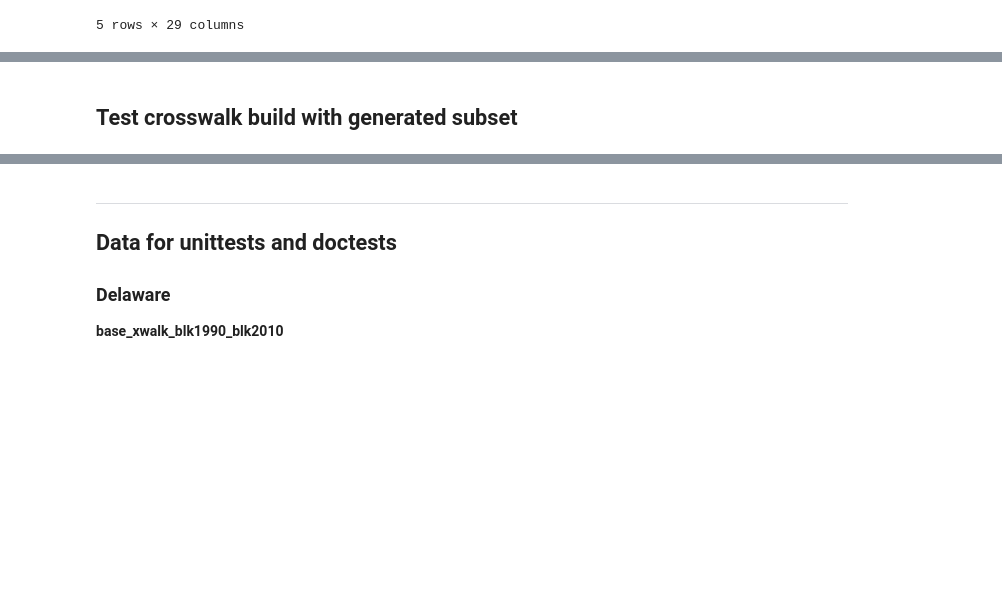
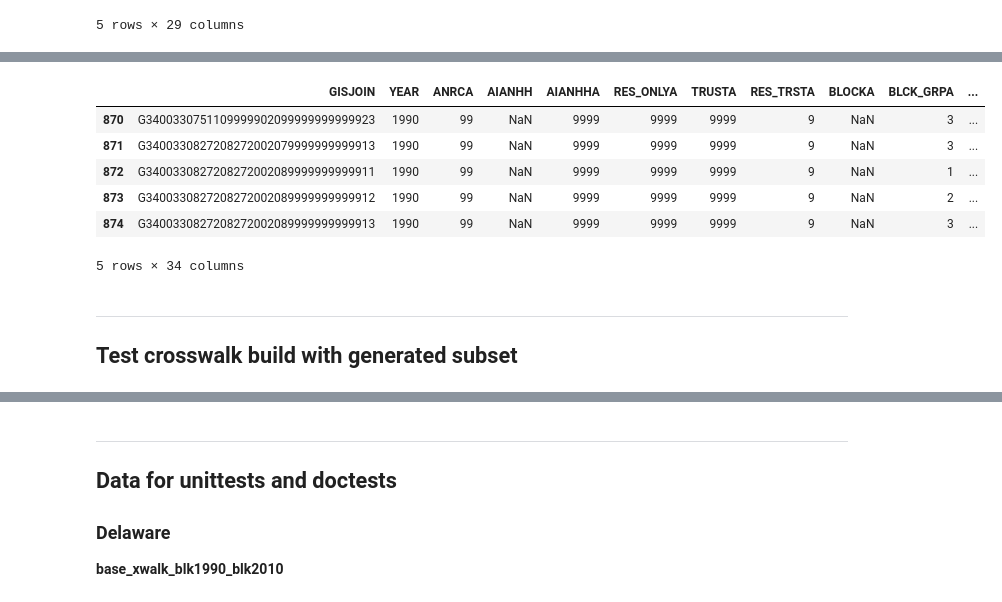
Before and after one commit to ipums/nhgisxwalk, a Jupyter notebook: notebooks/build_subset.ipynb, the cells around one changed output, grey strips where cells are left out. Cells and saved outputs as stored; diff of their text form; code cells hidden in the pictures; blank space fills up the shorter version.

```diff
--- a/notebooks/build_subset.ipynb
+++ b/notebooks/build_subset.ipynb
@@ -213,4 +293,19 @@ tab_df.head()
+# %%
+try:
+    markdown_output = aux_df.tail()
+except NameError:
+    markdown_output = "aux_df.tail() does not exist."
+markdown_output
+# %% [output]
+|  | GISJOIN | YEAR | ANRCA | AIANHH | AIANHHA | RES_ONLYA | TRUSTA | RES_TRSTA | BLOCKA | BLCK_GRPA | ... |
+| 870 | G3400330751109999902099999999999923 | 1990 | 99 | NaN | 9999 | 9999 | 9999 | 9 | NaN | 3 | ... |
+| 871 | G3400330827208272002079999999999913 | 1990 | 99 | NaN | 9999 | 9999 | 9999 | 9 | NaN | 3 | ... |
+| 872 | G3400330827208272002089999999999911 | 1990 | 99 | NaN | 9999 | 9999 | 9999 | 9 | NaN | 1 | ... |
+| 873 | G3400330827208272002089999999999912 | 1990 | 99 | NaN | 9999 | 9999 | 9999 | 9 | NaN | 2 | ... |
+| 874 | G3400330827208272002089999999999913 | 1990 | 99 | NaN | 9999 | 9999 | 9999 | 9 | NaN | 3 | ... |
+5 rows × 34 columns
 # %% [markdown]
+----------------------------
 ## Test crosswalk build with generated subset
 # %%
 subset_data_dir = "../testing_data_subsets"
```
Also changed, not shown: parts of 20 cells of this notebook, 2 other files.
